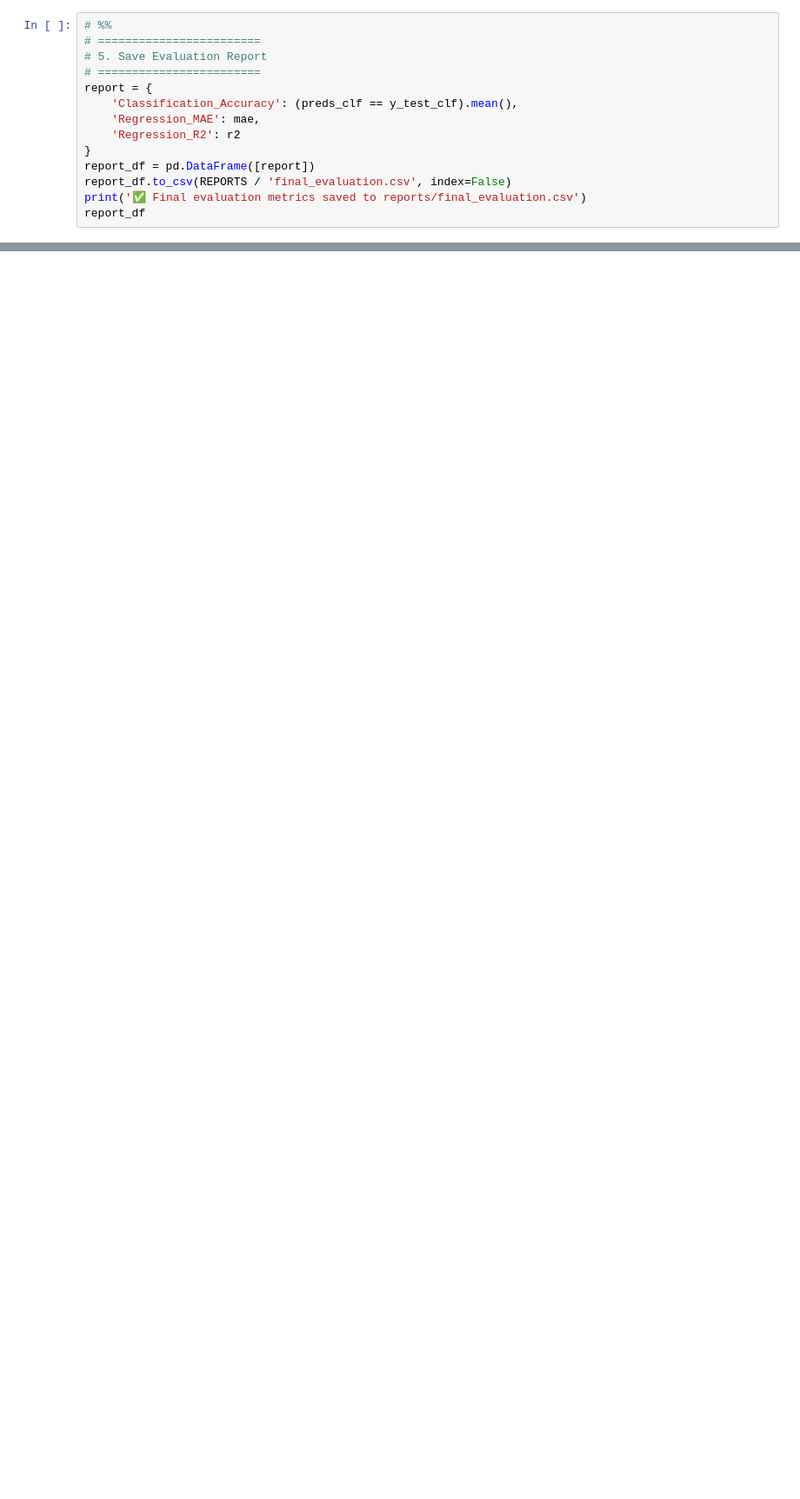
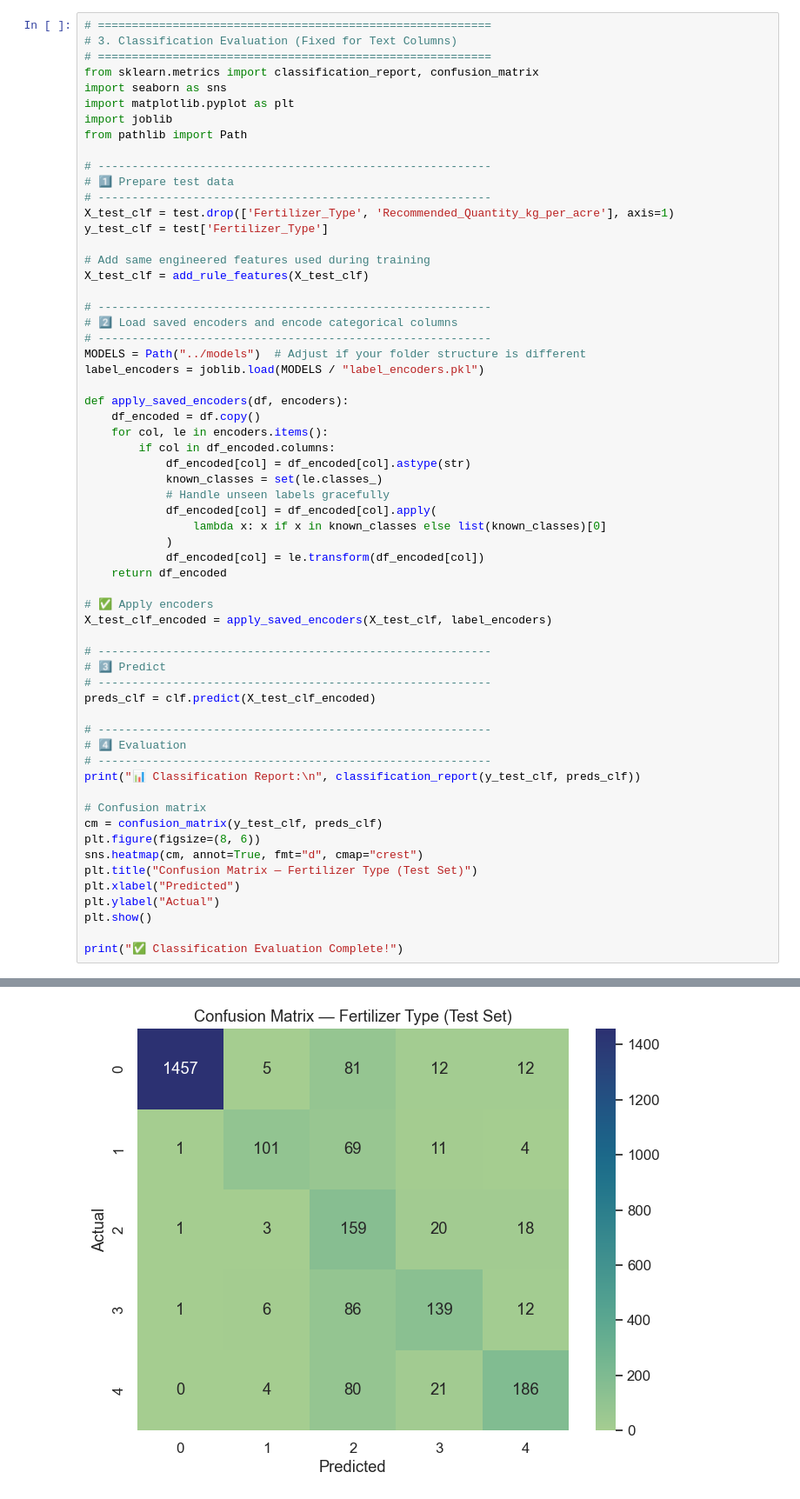
Before and after one commit to Sasi3011/AIML-Project, a Jupyter notebook: notebooks/04_evaluation_and_api.ipynb, the cells around one changed output, grey strips where cells are left out. Shown at 87% size. Cells and saved outputs as stored; diff of their text form; blank space fills up the shorter version.

```diff
--- a/notebooks/04_evaluation_and_api.ipynb
+++ b/notebooks/04_evaluation_and_api.ipynb
@@ -88,14 +63,62 @@ plt.show()
 # %%
-# %%
-# ========================
-# 5. Save Evaluation Report
-# ========================
-report = {
-    'Classification_Accuracy': (preds_clf == y_test_clf).mean(),
-    'Regression_MAE': mae,
-    'Regression_R2': r2
-}
-report_df = pd.DataFrame([report])
-report_df.to_csv(REPORTS / 'final_evaluation.csv', index=False)
-print('✅ Final evaluation metrics saved to reports/final_evaluation.csv')
-report_df
+# ==========================================================
+# 3. Classification Evaluation (Fixed for Text Columns)
+# ==========================================================
+from sklearn.metrics import classification_report, confusion_matrix
+import seaborn as sns
+import matplotlib.pyplot as plt
+import joblib
+from pathlib import Path
+
+# ----------------------------------------------------------
+# 1️⃣ Prepare test data
+# ----------------------------------------------------------
+X_test_clf = test.drop(['Fertilizer_Type', 'Recommended_Quantity_kg_per_acre'], axis=1)
+y_test_clf = test['Fertilizer_Type']
+
+# Add same engineered features used during training
+X_test_clf = add_rule_features(X_test_clf)
+
+# ----------------------------------------------------------
+# 2️⃣ Load saved encoders and encode categorical columns
+# ----------------------------------------------------------
+MODELS = Path("../models")  # Adjust if your folder structure is different
+label_encoders = joblib.load(MODELS / "label_encoders.pkl")
+
+def apply_saved_encoders(df, encoders):
+    df_encoded = df.copy()
+    for col, le in encoders.items():
+        if col in df_encoded.columns:
+            df_encoded[col] = df_encoded[col].astype(str)
+            known_classes = set(le.classes_)
+            # Handle unseen labels gracefully
+            df_encoded[col] = df_encoded[col].apply(
+                lambda x: x if x in known_classes else list(known_classes)[0]
+            )
+            df_encoded[col] = le.transform(df_encoded[col])
+    return df_encoded
+
+# ✅ Apply encoders
+X_test_clf_encoded = apply_saved_encoders(X_test_clf, label_encoders)
+
+# ----------------------------------------------------------
+# 3️⃣ Predict
+# ----------------------------------------------------------
+preds_clf = clf.predict(X_test_clf_encoded)
+
+# ----------------------------------------------------------
+# 4️⃣ Evaluation
+# ----------------------------------------------------------
+print("📊 Classification Report:\n", classification_report(y_test_clf, preds_clf))
+
+# Confusion matrix
+cm = confusion_matrix(y_test_clf, preds_clf)
+plt.figure(figsize=(8, 6))
+sns.heatmap(cm, annot=True, fmt="d", cmap="crest")
+plt.title("Confusion Matrix — Fertilizer Type (Test Set)")
+plt.xlabel("Predicted")
+plt.ylabel("Actual")
+plt.show()
+
+print("✅ Classification Evaluation Complete!")
+# %% [output]
@@ -101,0 +137 @@ report_df
+[figure, added]
```
Also changed, not shown: parts of 10 cells of this notebook, 29 other files.
